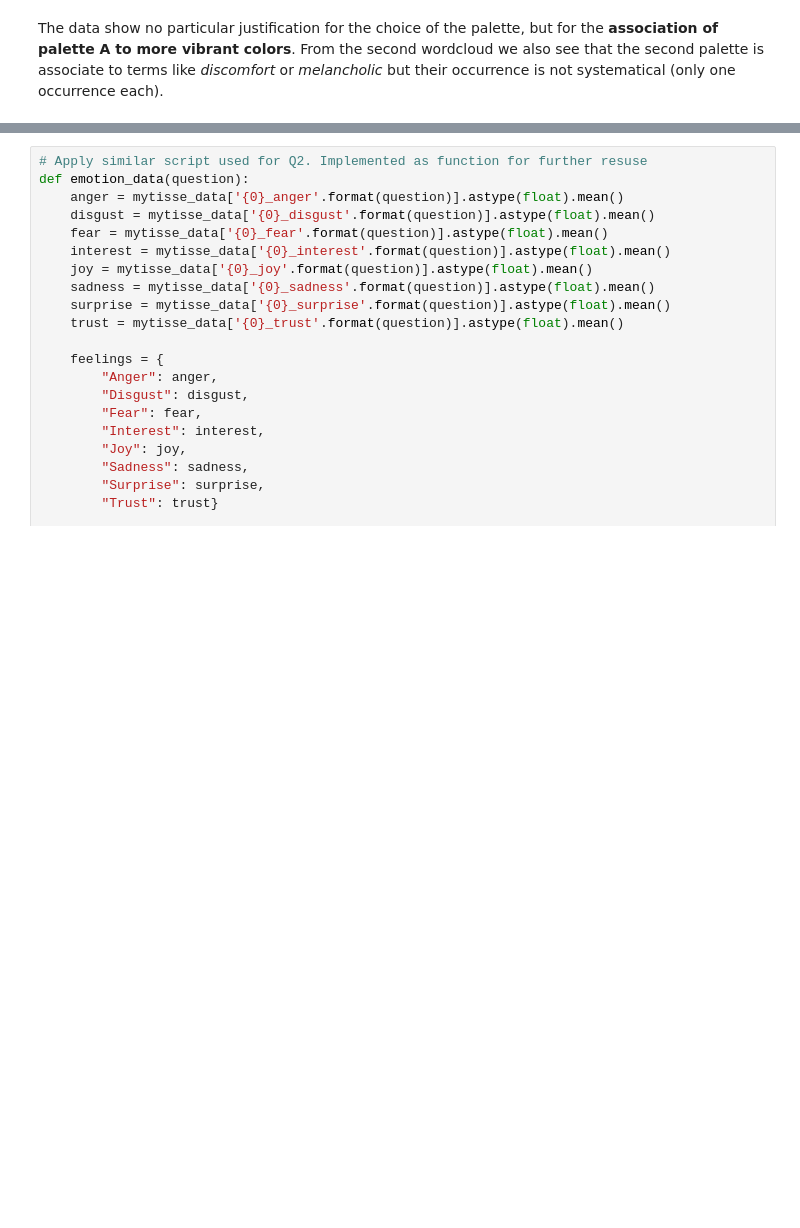
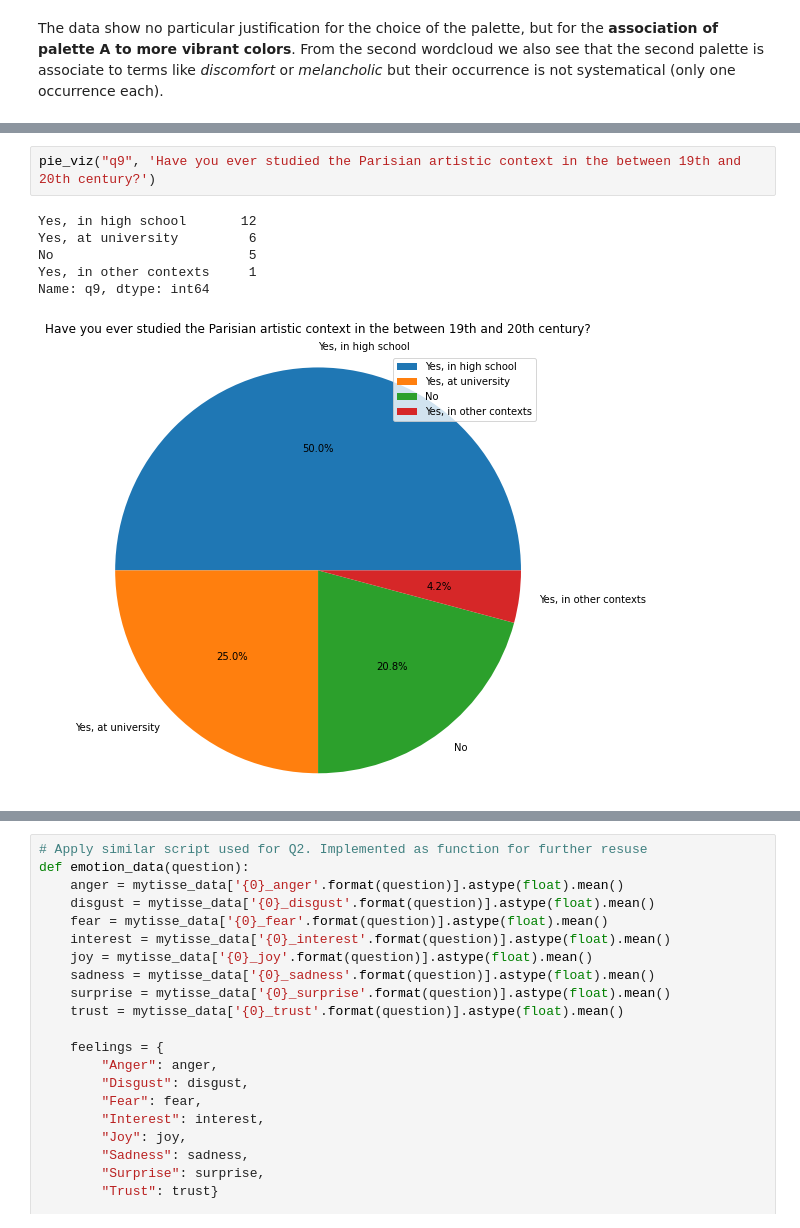
Before and after one commit to ManueleVeggi/mytisse, a Jupyter notebook: testing_sessions/230608_unibo/exploratory_analysis.ipynb, the cells around one changed output, grey strips where cells are left out. Saved outputs shown, nothing was run; the diff lists cells and outputs as text; blank space fills up the shorter version.

```diff
--- a/testing_sessions/230608_unibo/exploratory_analysis.ipynb
+++ b/testing_sessions/230608_unibo/exploratory_analysis.ipynb
@@ -219,0 +218,9 @@ The chosen feelings are taken from Plutchik wheel of emotions, which enables to
+# %%
+pie_viz("q9", 'Have you ever studied the Parisian artistic context in the between 19th and 20th century?')
+# %% [output]
+Yes, in high school       12
+Yes, at university         6
+No                         5
+Yes, in other contexts     1
+Name: q9, dtype: int64
+[figure, added]
```
Also changed, not shown: parts of 14 cells of this notebook.
